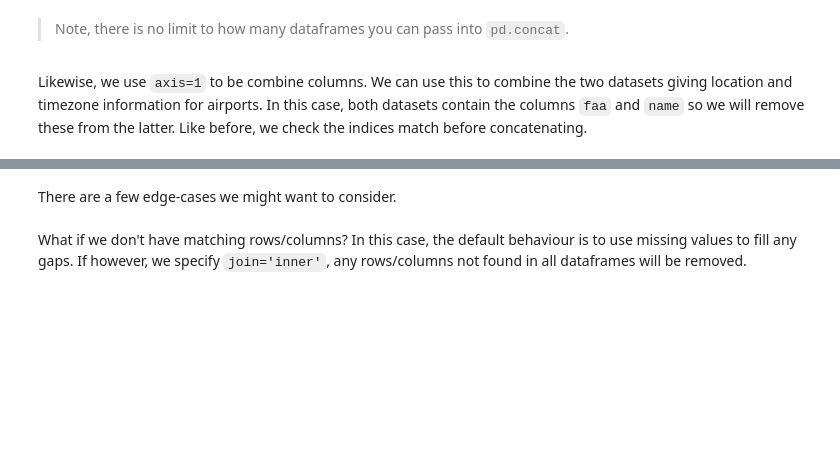
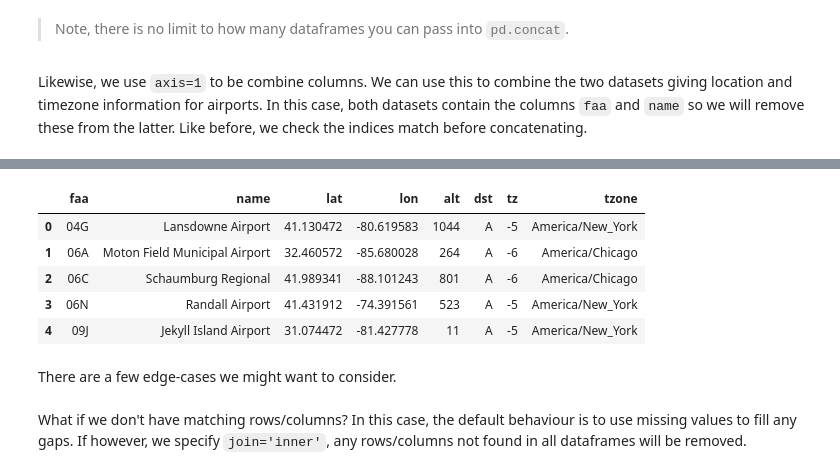
Before and after one commit to JoeBlackSci/python-for-data-science-wdss, a Jupyter notebook: session_4/session-four-teaching-questions.ipynb, the cells around one changed output, grey strips where cells are left out. Saved outputs shown, nothing was run; the diff lists cells and outputs as text; code cells hidden in the pictures; blank space fills up the shorter version.

```diff
--- a/session_4/session-four-teaching-questions.ipynb
+++ b/session_4/session-four-teaching-questions.ipynb
@@ -64,7 +100,18 @@ set(data['airports_loc'].index) == set(data['airports_tz'].index)
 # %%
 # Combine the airports datasets
-data['airports'] = # ...
+data['airports'] = pd.concat(
+    (data['airports_loc'],
+     data['airports_tz'].drop(['faa', 'name'], axis=1)),
+    axis=1
+)
 data['airports'].head()
+# %% [output]
+|  | faa | name | lat | lon | alt | dst | tz | tzone |
+| 0 | 04G | Lansdowne Airport | 41.130472 | -80.619583 | 1044 | A | -5 | America/New_York |
+| 1 | 06A | Moton Field Municipal Airport | 32.460572 | -85.680028 | 264 | A | -6 | America/Chicago |
+| 2 | 06C | Schaumburg Regional | 41.989341 | -88.101243 | 801 | A | -6 | America/Chicago |
+| 3 | 06N | Randall Airport | 41.431912 | -74.391561 | 523 | A | -5 | America/New_York |
+| 4 | 09J | Jekyll Island Airport | 31.074472 | -81.427778 | 11 | A | -5 | America/New_York |
 # %% [markdown]
 There are a few edge-cases we might want to consider.
 # %% [markdown]
```
Also changed, not shown: parts of 34 cells of this notebook, 1 other file.
